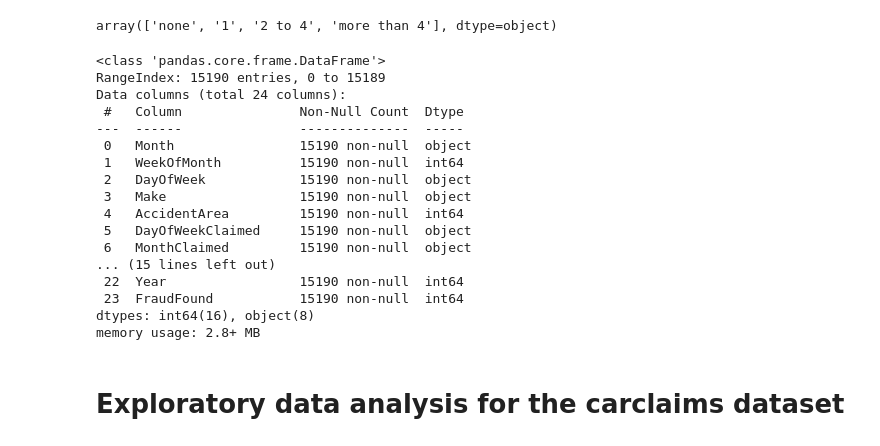
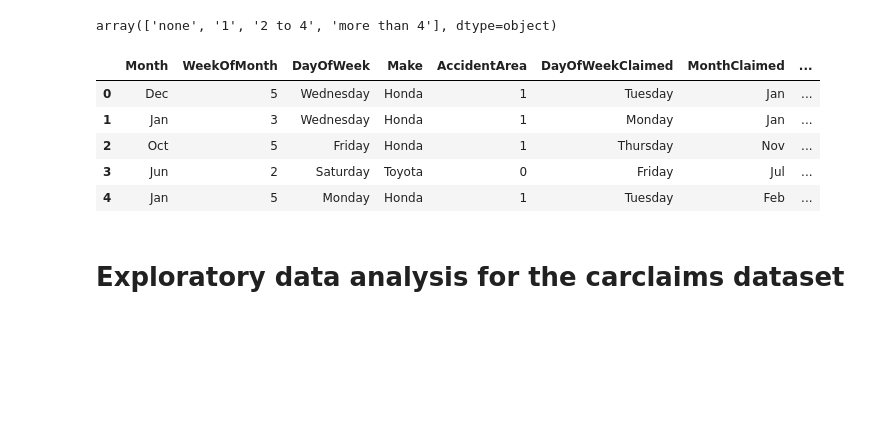
Before and after one commit to cgaletzka/fraud-detection-MLOps, a Jupyter notebook: notebooks/eda.ipynb, the cells around one changed output. Drawn from its saved outputs; the diff is of its cells as text; code cells hidden in the pictures; blank space fills up the shorter version.

```diff
--- a/notebooks/eda.ipynb
+++ b/notebooks/eda.ipynb
@@ -5,25 +5,15 @@ df['PastNumberOfClaims'].unique()
 # %% [output]
 array(['none', '1', '2 to 4', 'more than 4'], dtype=object)
 # %%
-df.info()
+pd.set_option('display.max_columns', 200)
+df.head(5)
 # %% [output]
-<class 'pandas.core.frame.DataFrame'>
-RangeIndex: 15190 entries, 0 to 15189
-Data columns (total 24 columns):
- #   Column               Non-Null Count  Dtype
----  ------               --------------  -----
- 0   Month                15190 non-null  object
- 1   WeekOfMonth          15190 non-null  int64
- 2   DayOfWeek            15190 non-null  object
- 3   Make                 15190 non-null  object
- 4   AccidentArea         15190 non-null  int64
- 5   DayOfWeekClaimed     15190 non-null  object
- 6   MonthClaimed         15190 non-null  object
-... (15 lines left out)
- 22  Year                 15190 non-null  int64
- 23  FraudFound           15190 non-null  int64
-dtypes: int64(16), object(8)
-memory usage: 2.8+ MB
+|  | Month | WeekOfMonth | DayOfWeek | Make | AccidentArea | DayOfWeekClaimed | MonthClaimed | ... |
+| 0 | Dec | 5 | Wednesday | Honda | 1 | Tuesday | Jan | ... |
+| 1 | Jan | 3 | Wednesday | Honda | 1 | Monday | Jan | ... |
+| 2 | Oct | 5 | Friday | Honda | 1 | Thursday | Nov | ... |
+| 3 | Jun | 2 | Saturday | Toyota | 0 | Friday | Jul | ... |
+| 4 | Jan | 5 | Monday | Honda | 1 | Tuesday | Feb | ... |
 # %% [markdown]
 # Exploratory data analysis for the carclaims dataset
 # %% [markdown]
```
Also changed, not shown: 40 other files.
